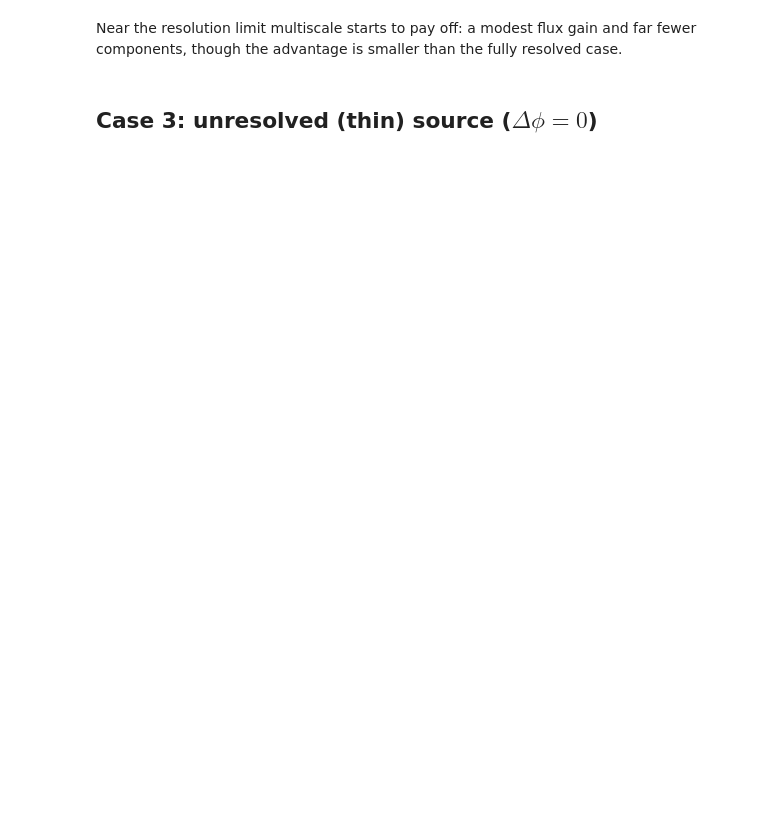
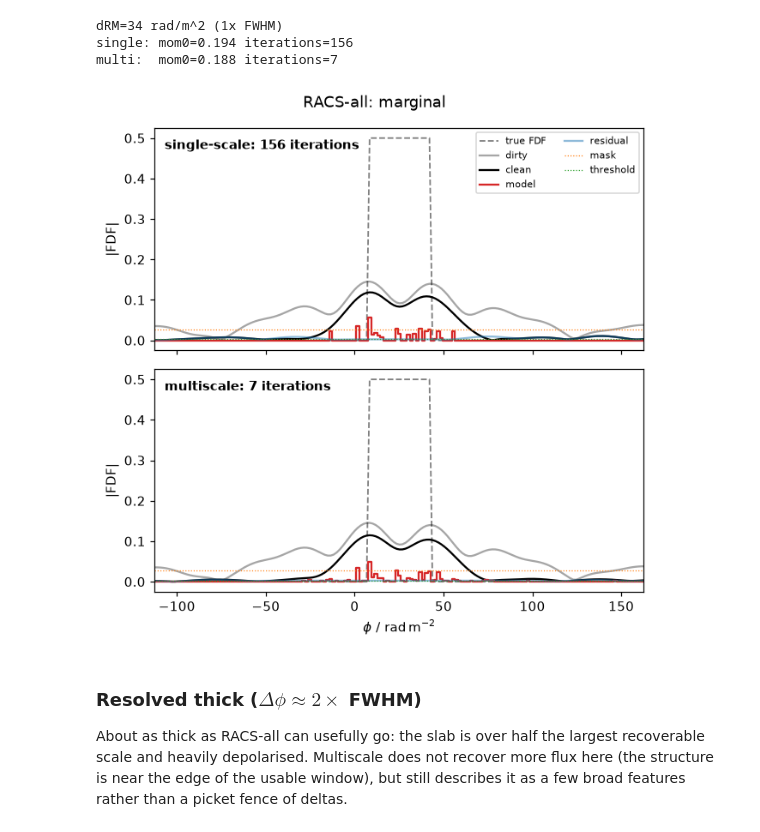
Before and after one commit to AlecThomson/rm-lite, a Jupyter notebook: docs/examples/rmclean_multiscale_1d.ipynb, the cells around one changed output. Saved outputs shown, nothing was run; the diff lists cells and outputs as text; code cells hidden in the pictures; blank space fills up the shorter version.

Commit message:
Masks

```diff
--- a/docs/examples/rmclean_multiscale_1d.ipynb
+++ b/docs/examples/rmclean_multiscale_1d.ipynb
@@ -246,13 +259,50 @@ fig.tight_layout()
 # %%
-pol2 = simulate(10.0)
-plot_input(pol2, 10.0)
+delta_rm = DELTA_MARGINAL * rmsf_fwhm
+
+pol = (
+    burn_slab(lambda_sq, delta_rm)
+    + rng.normal(0, RMS_NOISE, freq_hz.size)
+    + 1j * rng.normal(0, RMS_NOISE, freq_hz.size)
+).astype(np.complex128)
+err = np.ones_like(pol) * (RMS_NOISE + 1j * RMS_NOISE)
+with quiet_logs(logging.ERROR):
+    synth = rmsynth.run_rmsynth(freq_hz, pol, err, n_samples=20, do_fit_rmsf=True)
+    single = rmclean.run_rmclean_from_synth(
+        synth, auto_mask=AUTO_MASK, auto_threshold=AUTO_THRESHOLD
+    )
+    multi = rmclean.run_rmclean_from_synth(
+        synth,
+        auto_mask=AUTO_MASK,
+        auto_threshold=AUTO_THRESHOLD,
+        multiscale=True,
+        multiscale_scale_bias=SCALE_BIAS,
+        multiscale_max_iter_sub_minor=MULTISCALE_MAX_ITER_SUB_MINOR,
+    )
+
+single_mom0 = float(single.fdf_parameters["mom0_debias"][0])
+multi_mom0 = float(multi.fdf_parameters["mom0_debias"][0])
+single_n = int(np.ravel(single.clean_parameters["n_iter"])[0])
+multi_n = int(np.ravel(multi.clean_parameters["n_iter"])[0])
+
+print(f"dRM={delta_rm:.0f} rad/m^2 ({DELTA_MARGINAL:.0f}x FWHM)")
+print(f"single: mom0={single_mom0:.3f} iterations={single_n}")
+print(f"multi:  mom0={multi_mom0:.3f} iterations={multi_n}")
+
+# Depolarised source, but multiscale matches the flux in far fewer iterations.
+assert multi_n < single_n
+assert multi_mom0 > 0.75 * single_mom0
+# %% [output]
+dRM=34 rad/m^2 (1x FWHM)
+single: mom0=0.194 iterations=156
+multi:  mom0=0.188 iterations=7
 # %%
-synth2, single2, multi2 = clean_data(pol2)
-summarise("marginally resolved", single2, multi2)
-plot_fdf(synth2, single2, multi2, 10.0)
+plot_clean(synth, single, multi, "slab", delta_rm, rmsf_fwhm, "RACS-all: marginal")
+# %% [output]
+[figure, added]
 # %% [markdown]
-Near the resolution limit multiscale starts to pay off: a modest flux gain and
-far fewer components, though the advantage is smaller than the fully resolved
-case.
+### Resolved thick ($\Delta\phi \approx 2\times$ FWHM)
+
+About as thick as RACS-all can usefully go: the slab is over half the largest
+recoverable scale and heavily depolarised. Multiscale does not recover more flux
+here (the structure is near the edge of the usable window), but still describes
+it as a few broad features rather than a picket fence of deltas.
-# %% [markdown]
-## Case 3: unresolved (thin) source ($\Delta\phi = 0$)
```
Also changed, not shown: parts of 43 cells of this notebook, 4 other files.
